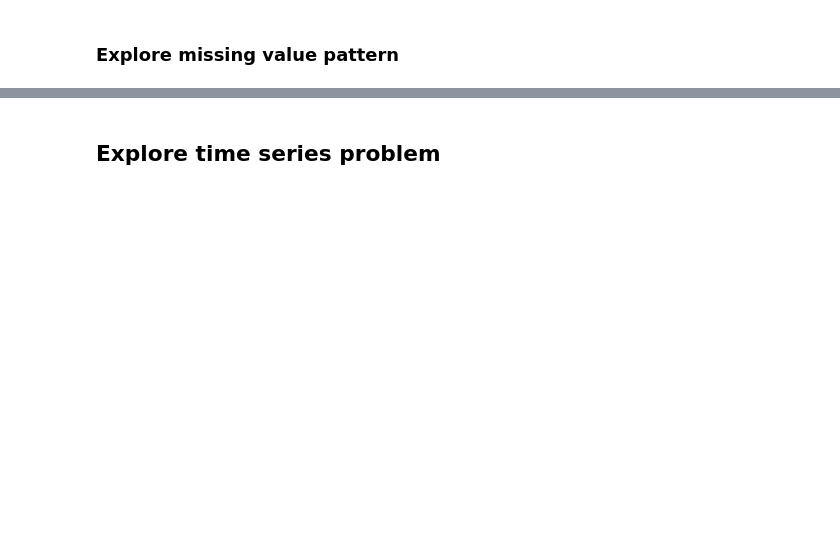
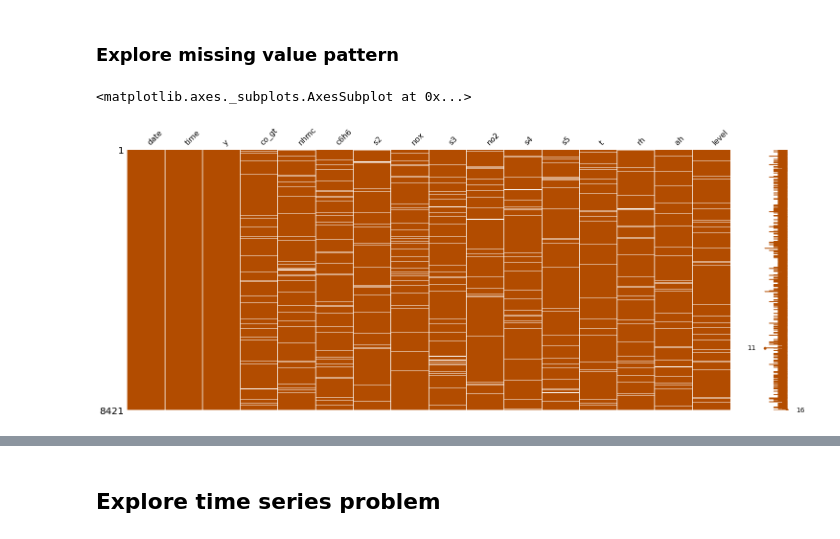
Before and after one commit to DuongVu39/Code_Challenge, a Jupyter notebook: src/task2/Task2.ipynb, the cells around one changed output, grey strips where cells are left out. Cells and saved outputs as stored; diff of their text form; code cells hidden in the pictures; blank space fills up the shorter version.

```diff
--- a/src/task2/Task2.ipynb
+++ b/src/task2/Task2.ipynb
@@ -68,2 +71,7 @@ pd.DataFrame(df.dtypes.values, columns=['dtype']).reset_index().groupby('dtype')
 # %% [markdown]
 ### Explore missing value pattern
+# %%
+msn.matrix(df, color=(0.7, 0.3, 0))
+# %% [output]
+<matplotlib.axes._subplots.AxesSubplot at 0x...>
+[figure, added]
```
Also changed, not shown: parts of 28 cells of this notebook, 5 other files.
